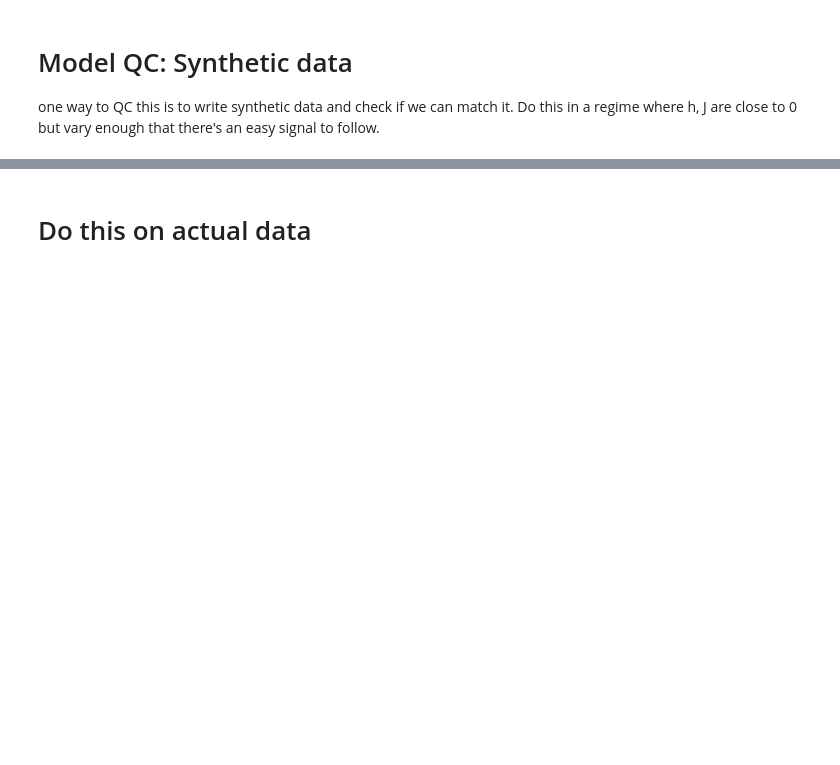
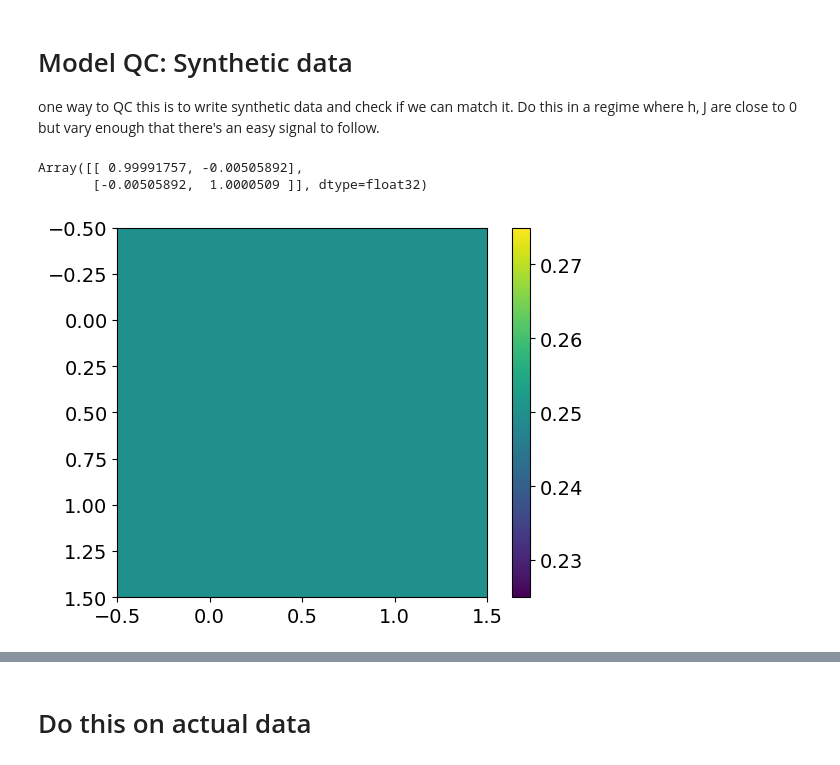
Before and after one commit to juancarlosfdc/noncanonical-olfaction, a Jupyter notebook: ising/fit_ising_model.ipynb, the cells around one changed output, grey strips where cells are left out. Drawn from its saved outputs; the diff is of its cells as text; code cells hidden in the pictures; blank space fills up the shorter version.

```diff
--- a/ising/fit_ising_model.ipynb
+++ b/ising/fit_ising_model.ipynb
@@ -61,7 +61,7 @@ class OlfactionIsingModel:
     def load_data(self, key, fraction, shuffle):
         data = pd.read_csv(self.data_path, index_col=0)
         num_rows = data.shape[0]
-        indices = jax.random.choice(key, jnp.arange(num_rows), shape=(int(fraction * num_rows), ))
+        indices = jax.random.choice(key, jnp.arange(num_rows), shape=(int(fraction * num_rows), ), replace=False)
         if shuffle:
             data = data.apply(lambda row: pd.Series(np.random.permutation(row.values), index=row.index), axis=1)
         return data.iloc[indices, :]
@@ -163,7 +163,7 @@ class OlfactionIsingModel:
 
     def mask_top_k(self, arr, k, fill_value=0):
         # Get top-k indices
-        flat_indices = jnp.argsort(arr.ravel())[::-1][:k]  # Indices of top k values in flattened array
+        flat_indices = jnp.argsort(jnp.abs(arr.ravel()))[::-1][:k]  # Indices of top k values (in magnitude) in flattened array
         mask = jnp.zeros(arr.size, dtype=bool).at[flat_indices].set(True)  # Boolean mask in flattened shape
         mask = mask.reshape(arr.shape)  # Reshape to 2D
         # Apply mask: keep top-k values, set others to fill_value
@@ -176,9 +176,12 @@ class OlfactionIsingModel:
             Q_mean, Q_cov = self.compute_MC_expectations(samples, h_MC, J_MC, h, J) # this is the uncentered second moment, which is what we're trying to match.
             # jax.debug.print('Q_mean = {m}', m=jnp.mean(Q_mean))
             grad_h = Q_mean - self.empirical_mean
-            grad_J = Q_cov - self.empirical_cov
-            h_new = h - eta * grad_h
-            J_new = J - eta * self.mask_top_k(grad_J, k) * (1 - jnp.eye(J.shape[0])) # always keep diagonals pegged to 0!
+            # grad_J = Q_cov - self.empirical_cov
+            center = False
+            grad_J = self.compute_averages(samples, None, center)[1] - self.compute_averages(self.data.values, None, center)[1]
+            h_new = h - 0 * eta * grad_h
+            # J_new = J - eta * self.mask_top_k(grad_J, k) * (1 - jnp.eye(J.shape[0])) # always keep diagonals pegged to 0!
+            J_new = J - eta * grad_J * (1 - jnp.eye(J.shape[0])) # always keep diagonals pegged to 0!
             return (h_new, J_new, samples, h_MC, J_MC), (h_new, J_new)  # Collect trajectory
 
         def outer_update(carry, _):
@@ -345,3 +348,5 @@ d, h, J = write_synthetic_data(key, oim, 10)
+# %%
+key = jax.random.PRNGKey(0)
 # %%
 synthetic_data = 'synthetic_data.csv'
 oim = OlfactionIsingModel(synthetic_data, key, fraction=1)
@@ -350,0 +358,13 @@ oim.tau = 200
+# %%
+jnp.cov(other_data)
+# %% [output]
+Array([[ 0.99991757, -0.00505892],
+       [-0.00505892,  1.0000509 ]], dtype=float32)
+# %%
+covs = oim.compute_averages(oim.data.values, None, centered=True)[1]
+covs = jnp.cov(oim.data.values)
+plt.imshow(covs)
+plt.colorbar()
+plt.savefig('tmp.png')
+# %% [output]
+[figure, added]
```
Also changed, not shown: parts of 24 cells of this notebook.
